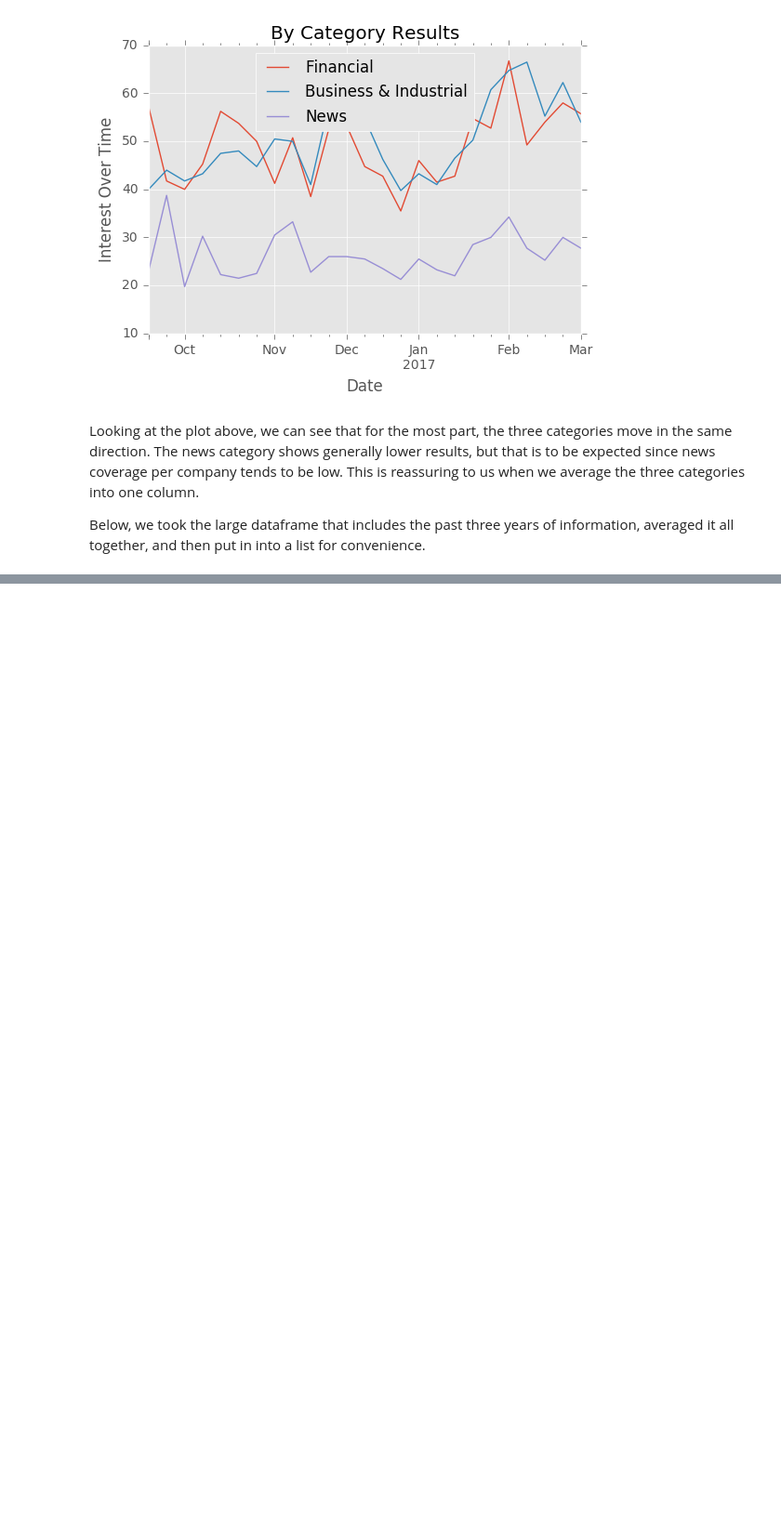
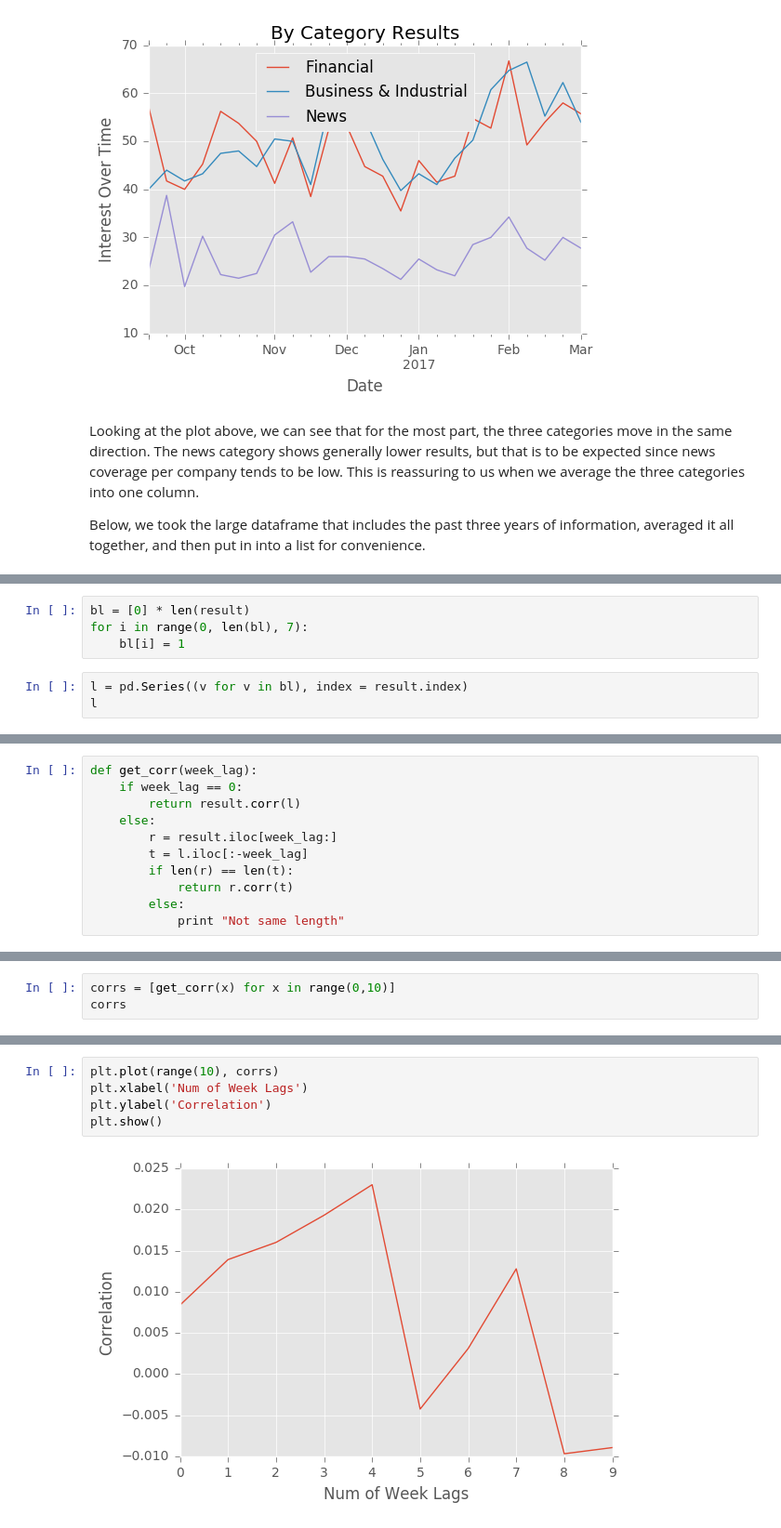
Before and after one commit to matthewebates/financial_data_analysis, a Jupyter notebook: Google Trends Data.ipynb, the cells around one changed output, grey strips where cells are left out. Shown at 93% size. Cells and saved outputs as stored; diff of their text form; blank space fills up the shorter version.

```diff
--- a/Google Trends Data.ipynb
+++ b/Google Trends Data.ipynb
@@ -213,3 +213,10 @@ result
  44.833333333333336,
  50.083333333333336,
  45.833333333333336]
+# %%
+bl = [0] * len(result)
+for i in range(0, len(bl), 7):
+    bl[i] = 1
+# %%
+l = pd.Series((v for v in bl), index = result.index)
+l
@@ -215,0 +248,11 @@ result
+# %%
+def get_corr(week_lag):
+    if week_lag == 0:
+        return result.corr(l)
+    else:
+        r = result.iloc[week_lag:]
+        t = l.iloc[:-week_lag]
+        if len(r) == len(t):
+            return r.corr(t)
+        else:
+            print "Not same length"
@@ -215,0 +263,3 @@ result
+# %%
+corrs = [get_corr(x) for x in range(0,10)]
+corrs
@@ -215,0 +277,7 @@ result
+# %%
+plt.plot(range(10), corrs)
+plt.xlabel('Num of Week Lags')
+plt.ylabel('Correlation')
+plt.show()
+# %% [output]
+[figure, added]
```
Also changed, not shown: parts of 5 cells of this notebook.
